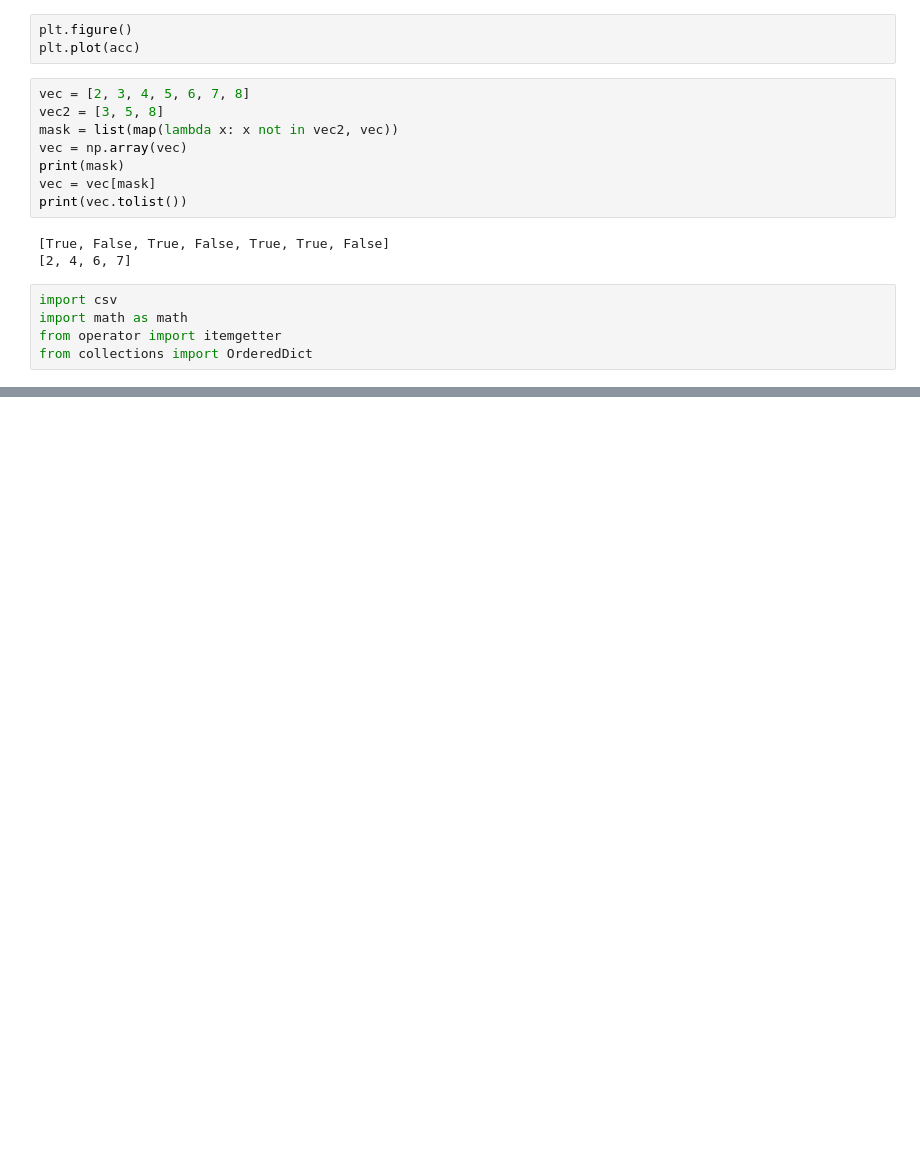
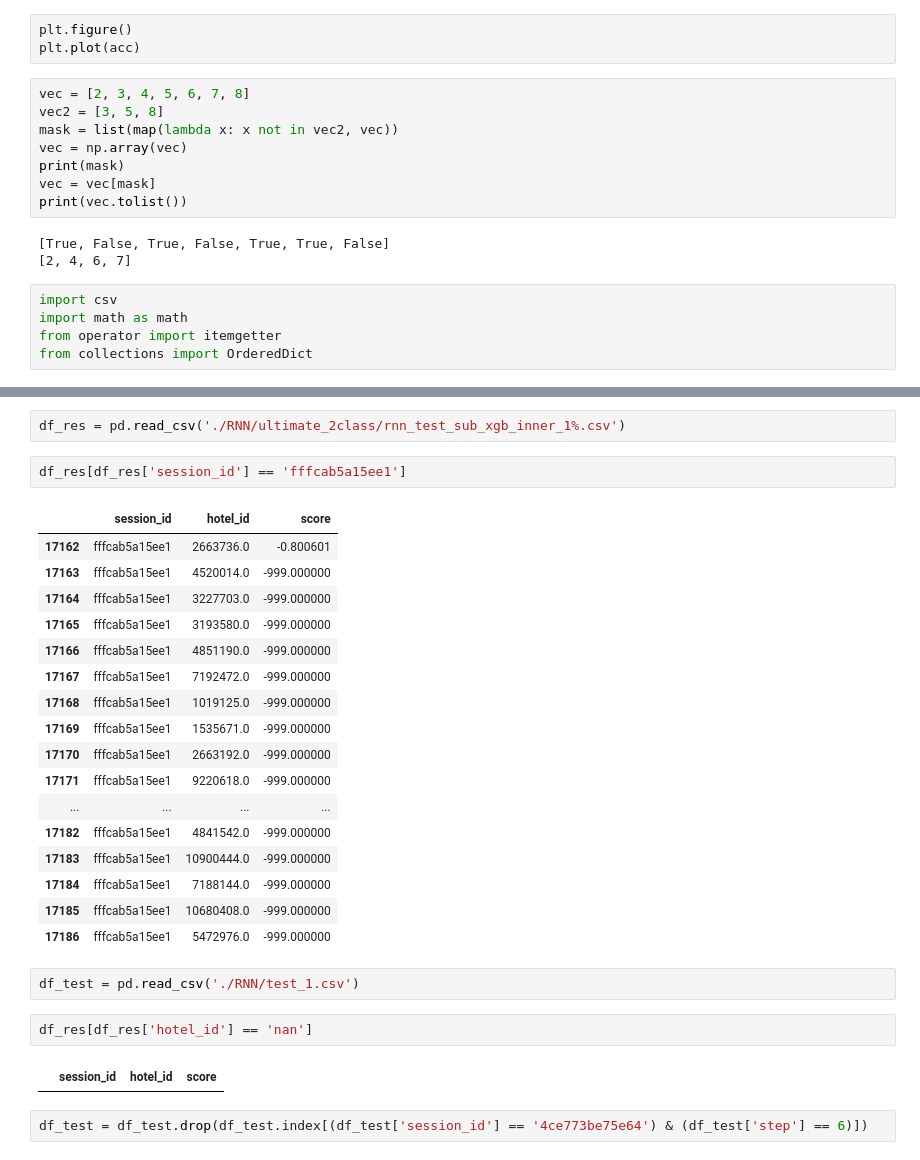
Before and after one commit to D2KLab/touringrec, a Jupyter notebook: SetupScript/Check_vari.ipynb, the cells around one changed output, grey strips where cells are left out. Saved outputs shown, nothing was run; the diff lists cells and outputs as text; blank space fills up the shorter version.

```diff
--- a/SetupScript/Check_vari.ipynb
+++ b/SetupScript/Check_vari.ipynb
@@ -145,3 +145,33 @@ OrderedDict([('brutto', 0.8), ('buono', 0.4), ('cattivo', 0.3)])
 ['trinità', 'uagliò']
 ['brutto', 'buono', 'cattivo', 'trinità', 'uagliò']
 [0.8, 0.4, 0.3, -999, -999]
+# %%
+df_res = pd.read_csv('./RNN/ultimate_2class/rnn_test_sub_xgb_inner_1%.csv')
+# %%
+df_res[df_res['session_id'] == 'fffcab5a15ee1']
+# %% [output]
+|  | session_id | hotel_id | score |
+| 17162 | fffcab5a15ee1 | 2663736.0 | -0.800601 |
+| 17163 | fffcab5a15ee1 | 4520014.0 | -999.000000 |
+| 17164 | fffcab5a15ee1 | 3227703.0 | -999.000000 |
+| 17165 | fffcab5a15ee1 | 3193580.0 | -999.000000 |
+| 17166 | fffcab5a15ee1 | 4851190.0 | -999.000000 |
+| 17167 | fffcab5a15ee1 | 7192472.0 | -999.000000 |
+| 17168 | fffcab5a15ee1 | 1019125.0 | -999.000000 |
+| 17169 | fffcab5a15ee1 | 1535671.0 | -999.000000 |
+| 17170 | fffcab5a15ee1 | 2663192.0 | -999.000000 |
+| 17171 | fffcab5a15ee1 | 9220618.0 | -999.000000 |
+| ... | ... | ... | ... |
+| 17182 | fffcab5a15ee1 | 4841542.0 | -999.000000 |
+| 17183 | fffcab5a15ee1 | 10900444.0 | -999.000000 |
+| 17184 | fffcab5a15ee1 | 7188144.0 | -999.000000 |
+| 17185 | fffcab5a15ee1 | 10680408.0 | -999.000000 |
+| 17186 | fffcab5a15ee1 | 5472976.0 | -999.000000 |
+# %%
+df_test = pd.read_csv('./RNN/test_1.csv')
+# %%
+df_res[df_res['hotel_id'] == 'nan']
+# %% [output]
+|  | session_id | hotel_id | score |
+# %%
+df_test = df_test.drop(df_test.index[(df_test['session_id'] == '4ce773be75e64') & (df_test['step'] == 6)])
```
Also changed, not shown: parts of 2 cells of this notebook, 13 other files.
